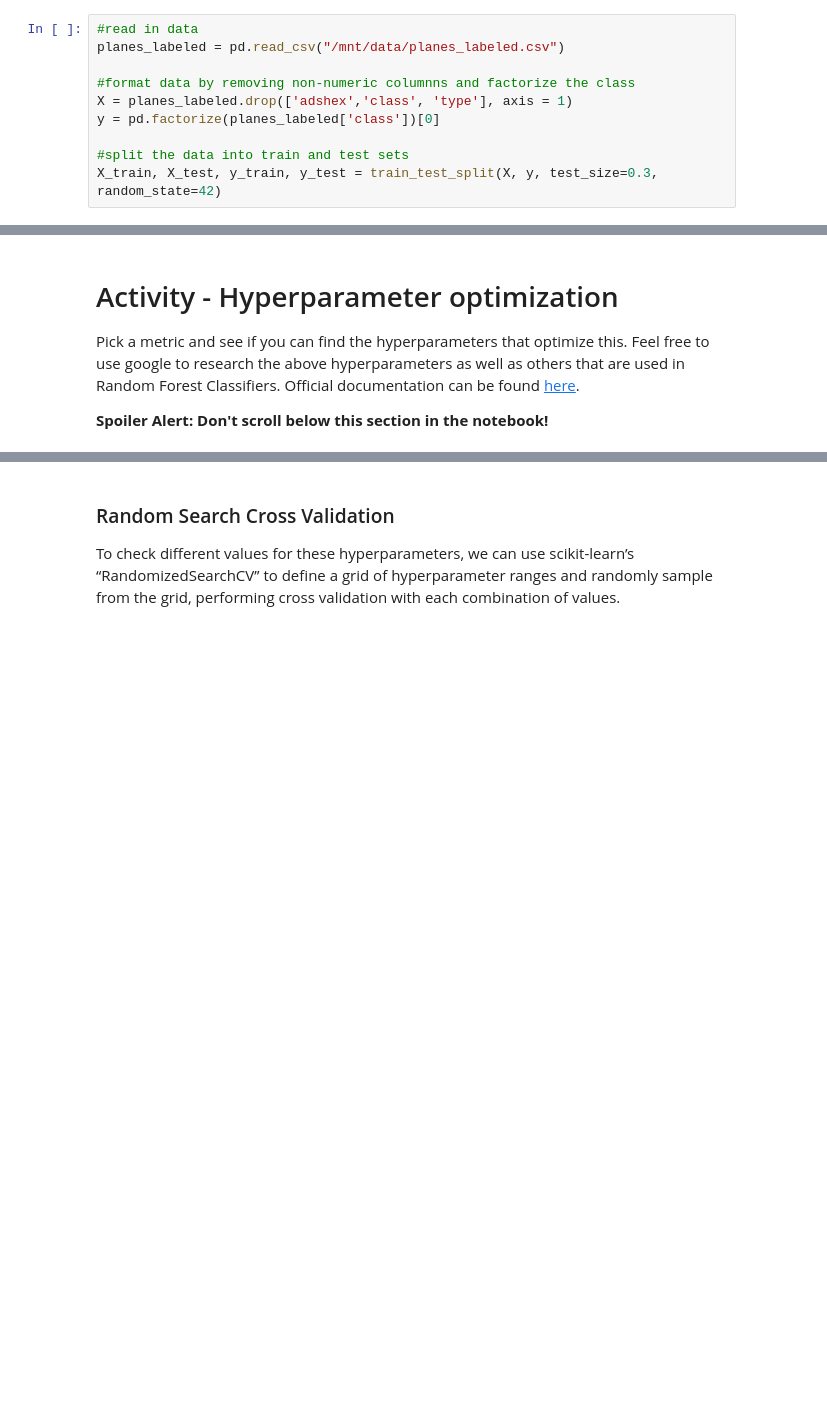
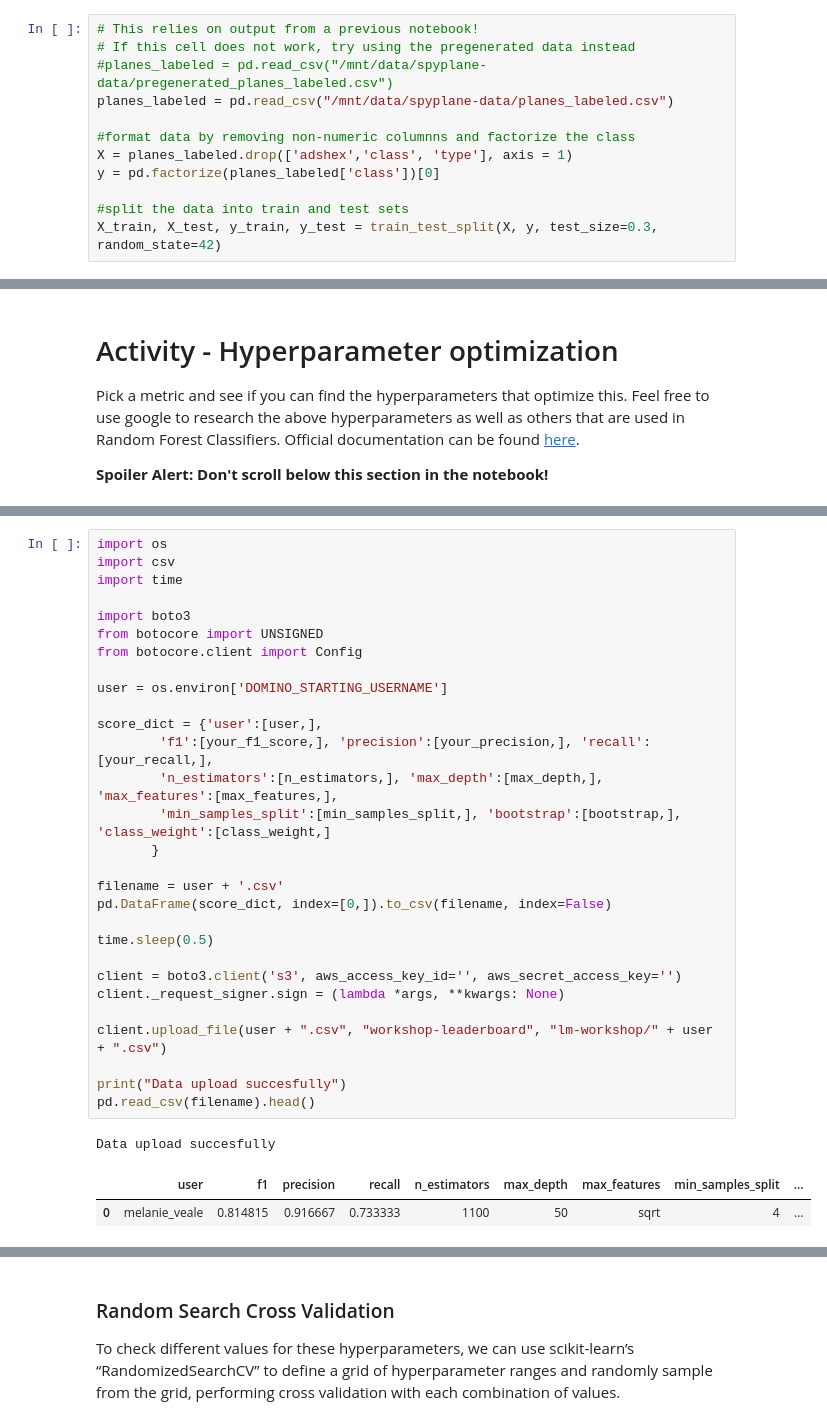
Before and after one commit to domino-okeefe-niemann/spy-plane-machine-learning-workshop, a Jupyter notebook: Spy-Plane-Project/Solved/4-SpyPlane-OptimizingModels-Solved.ipynb, the cells around one changed output, grey strips where cells are left out. Saved outputs shown, nothing was run; the diff lists cells and outputs as text; blank space fills up the shorter version.

Commit message:
restructure data folder

```diff
--- a/Spy-Plane-Project/Solved/4-SpyPlane-OptimizingModels-Solved.ipynb
+++ b/Spy-Plane-Project/Solved/4-SpyPlane-OptimizingModels-Solved.ipynb
@@ -28,8 +28,10 @@ import pickle
 
 Repeat the data formatting steps from the previous notebooks.
 # %%
-#read in data
-planes_labeled = pd.read_csv("/mnt/data/planes_labeled.csv")
+# This relies on output from a previous notebook!
+# If this cell does not work, try using the pregenerated data instead
+#planes_labeled = pd.read_csv("/mnt/data/spyplane-data/pregenerated_planes_labeled.csv")
+planes_labeled = pd.read_csv("/mnt/data/spyplane-data/planes_labeled.csv")
 
 #format data by removing non-numeric columnns and factorize the class
 X = planes_labeled.drop(['adshex','class', 'type'], axis = 1)
@@ -156,0 +165,33 @@ Precision: 0.9166666666666666 Recall: 0.7333333333333333 Accuracy: 0.94318181818
+# %%
+import os
+import csv
+import time
+
+import boto3
+from botocore import UNSIGNED
+from botocore.client import Config
+
+user = os.environ['DOMINO_STARTING_USERNAME']
+
+score_dict = {'user':[user,],
+        'f1':[your_f1_score,], 'precision':[your_precision,], 'recall':[your_recall,],
+        'n_estimators':[n_estimators,], 'max_depth':[max_depth,], 'max_features':[max_features,],
+        'min_samples_split':[min_samples_split,], 'bootstrap':[bootstrap,], 'class_weight':[class_weight,]
+       }
+
+filename = user + '.csv'
+pd.DataFrame(score_dict, index=[0,]).to_csv(filename, index=False)
+
+time.sleep(0.5)
+
+client = boto3.client('s3', aws_access_key_id='', aws_secret_access_key='')
+client._request_signer.sign = (lambda *args, **kwargs: None)
+
+client.upload_file(user + ".csv", "workshop-leaderboard", "lm-workshop/" + user + ".csv")
+
+print("Data upload succesfully")
+pd.read_csv(filename).head()
+# %% [output]
+Data upload succesfully
+|  | user | f1 | precision | recall | n_estimators | max_depth | max_features | min_samples_split | ... |
+| 0 | melanie_veale | 0.814815 | 0.916667 | 0.733333 | 1100 | 50 | sqrt | 4 | ... |
```
Also changed, not shown: parts of 15 cells of this notebook, 39 other files.
